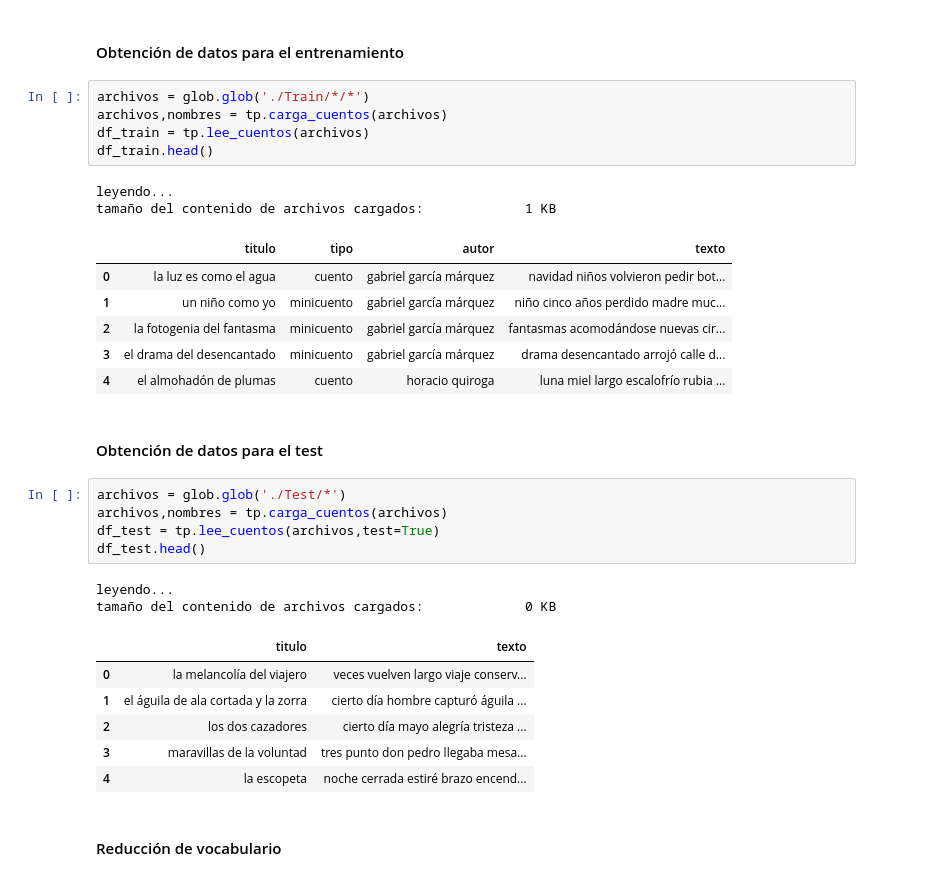
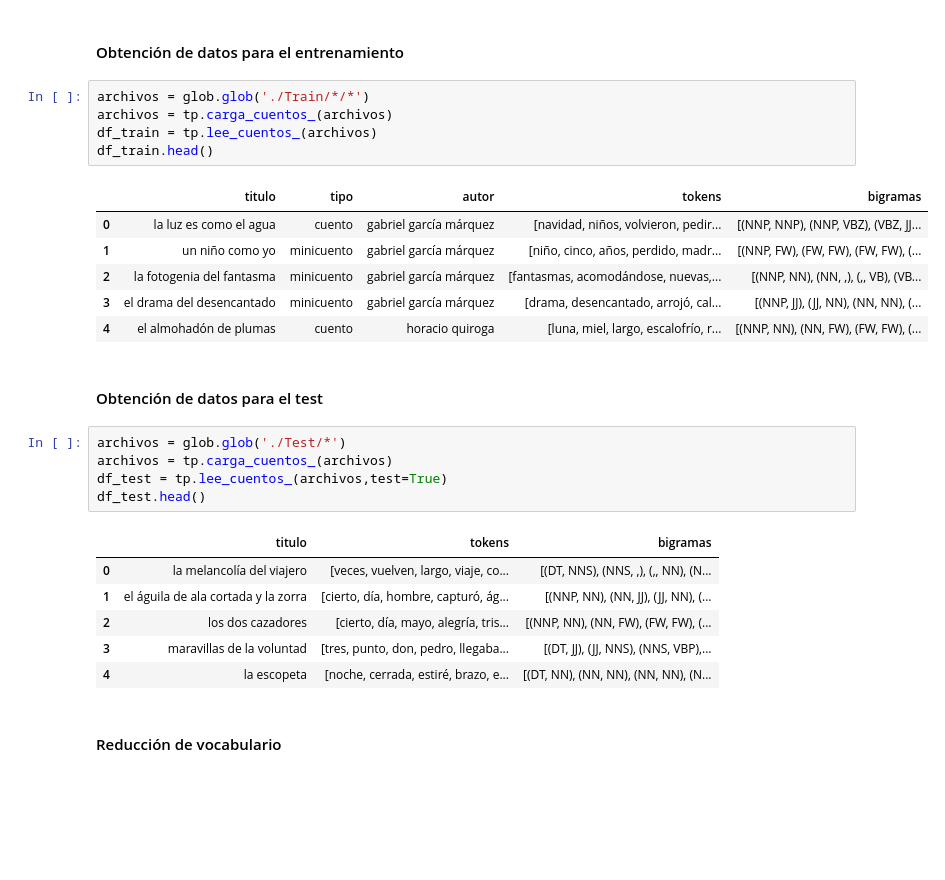
Before and after one commit to robertorys/Tesis, a Jupyter notebook: Test_mib_v2_3_3.ipynb, the cells around one changed output. Saved outputs shown, nothing was run; the diff lists cells and outputs as text; blank space fills up the shorter version.

```diff
--- a/Test_mib_v2_3_3.ipynb
+++ b/Test_mib_v2_3_3.ipynb
@@ -781,33 +789,29 @@ $P(A)P(T|A)\displaystyle \prod_{i=0}^{n} P(W_i|AT)$
 #### Obtención de datos para el entrenamiento
 # %%
 archivos = glob.glob('./Train/*/*')
-archivos,nombres = tp.carga_cuentos(archivos)
-df_train = tp.lee_cuentos(archivos)
+archivos = tp.carga_cuentos_(archivos)
+df_train = tp.lee_cuentos_(archivos)
 df_train.head()
 # %% [output]
-leyendo...
-tamaño del contenido de archivos cargados:             1 KB
-|  | titulo | tipo | autor | texto |
-| 0 | la luz es como el agua | cuento | gabriel garcía márquez | navidad niños volvieron pedir bot... |
-| 1 | un niño como yo | minicuento | gabriel garcía márquez | niño cinco años perdido madre muc... |
-| 2 | la fotogenia del fantasma | minicuento | gabriel garcía márquez | fantasmas acomodándose nuevas cir... |
-| 3 | el drama del desencantado | minicuento | gabriel garcía márquez | drama desencantado arrojó calle d... |
-| 4 | el almohadón de plumas | cuento | horacio quiroga | luna miel largo escalofrío rubia ... |
+|  | titulo | tipo | autor | tokens | bigramas |
+| 0 | la luz es como el agua | cuento | gabriel garcía márquez | [navidad, niños, volvieron, pedir... | [(NNP, NNP), (NNP, VBZ), (VBZ, JJ... |
+| 1 | un niño como yo | minicuento | gabriel garcía márquez | [niño, cinco, años, perdido, madr... | [(NNP, FW), (FW, FW), (FW, FW), (... |
+| 2 | la fotogenia del fantasma | minicuento | gabriel garcía márquez | [fantasmas, acomodándose, nuevas,... | [(NNP, NN), (NN, ,), (,, VB), (VB... |
+| 3 | el drama del desencantado | minicuento | gabriel garcía márquez | [drama, desencantado, arrojó, cal... | [(NNP, JJ), (JJ, NN), (NN, NN), (... |
+| 4 | el almohadón de plumas | cuento | horacio quiroga | [luna, miel, largo, escalofrío, r... | [(NNP, NN), (NN, FW), (FW, FW), (... |
 # %% [markdown]
 #### Obtención de datos para el test
 # %%
 archivos = glob.glob('./Test/*')
-archivos,nombres = tp.carga_cuentos(archivos)
-df_test = tp.lee_cuentos(archivos,test=True)
+archivos = tp.carga_cuentos_(archivos)
+df_test = tp.lee_cuentos_(archivos,test=True)
 df_test.head()
 # %% [output]
-leyendo...
-tamaño del contenido de archivos cargados:             0 KB
-|  | titulo | texto |
-| 0 | la melancolía del viajero | veces vuelven largo viaje conserv... |
-| 1 | el águila de ala cortada y la zorra | cierto día hombre capturó águila ... |
-| 2 | los dos cazadores | cierto día mayo alegría tristeza ... |
-| 3 | maravillas de la voluntad | tres punto don pedro llegaba mesa... |
-| 4 | la escopeta | noche cerrada estiré brazo encend... |
+|  | titulo | tokens | bigramas |
+| 0 | la melancolía del viajero | [veces, vuelven, largo, viaje, co... | [(DT, NNS), (NNS, ,), (,, NN), (N... |
+| 1 | el águila de ala cortada y la zorra | [cierto, día, hombre, capturó, ág... | [(NNP, NN), (NN, JJ), (JJ, NN), (... |
+| 2 | los dos cazadores | [cierto, día, mayo, alegría, tris... | [(NNP, NN), (NN, FW), (FW, FW), (... |
+| 3 | maravillas de la voluntad | [tres, punto, don, pedro, llegaba... | [(DT, JJ), (JJ, NNS), (NNS, VBP),... |
+| 4 | la escopeta | [noche, cerrada, estiré, brazo, e... | [(DT, NN), (NN, NN), (NN, NN), (N... |
 # %% [markdown]
 #### Reducción de vocabulario
```
Also changed, not shown: parts of 27 cells of this notebook, 2 other files.
